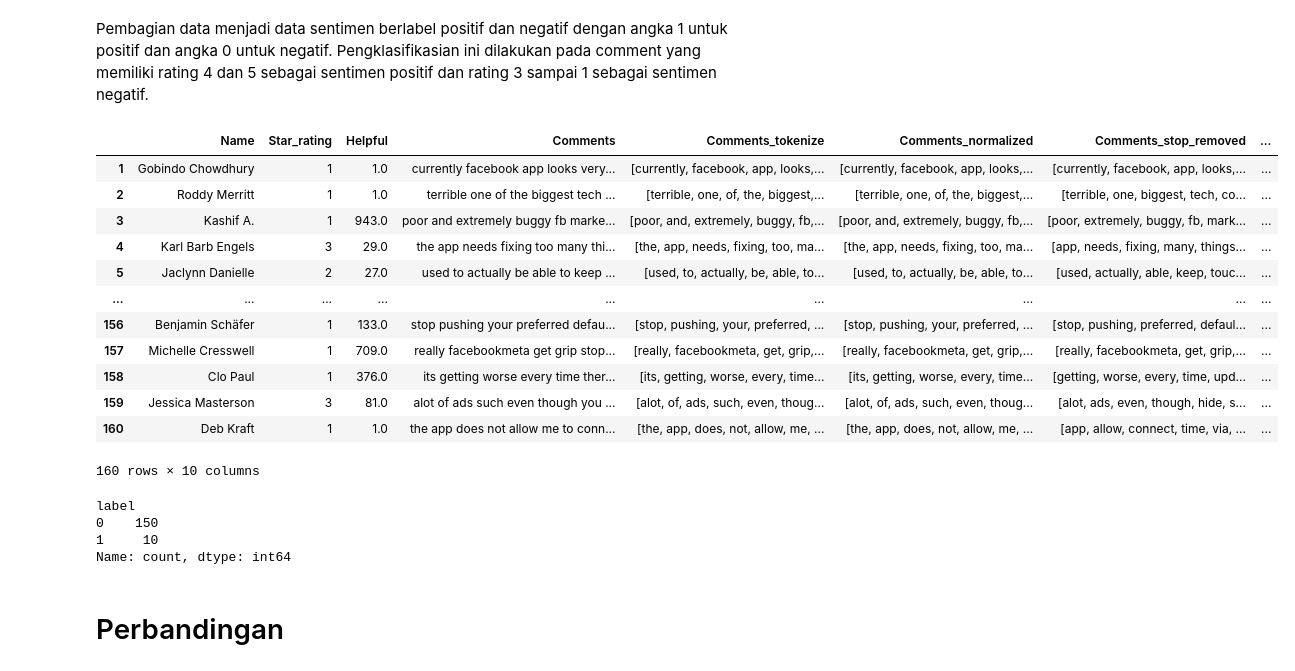
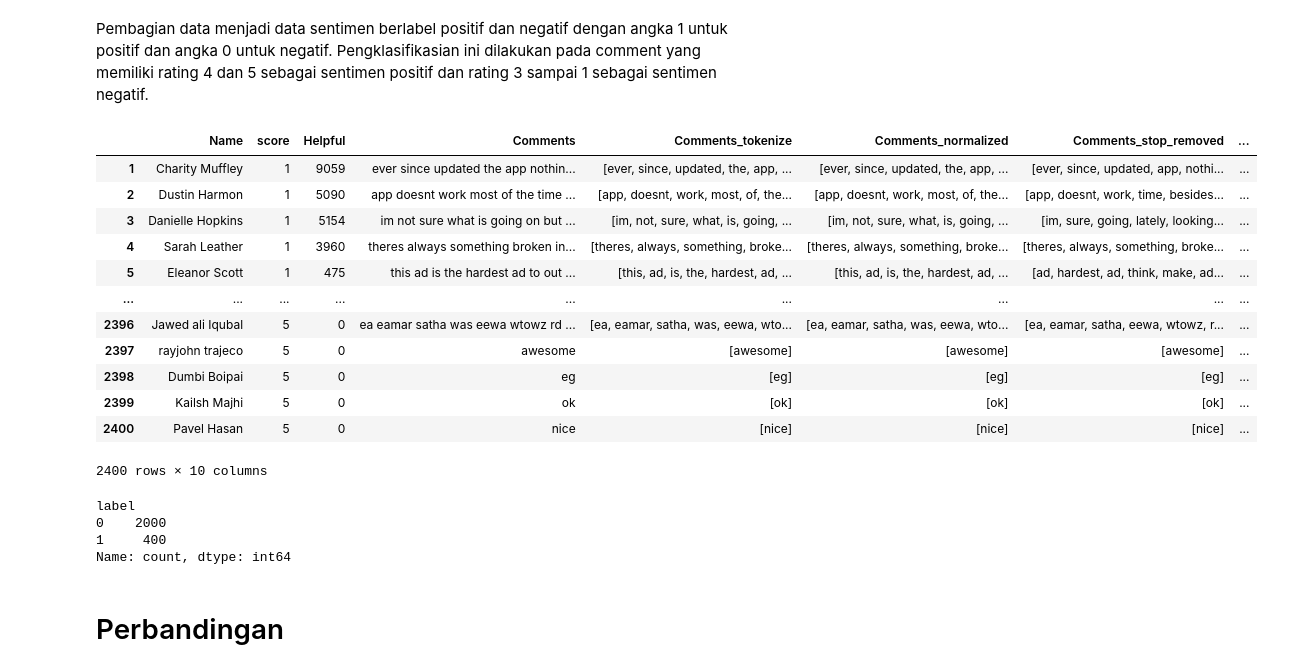
Before and after one commit to RohmiG/Kaggle, a Jupyter notebook: sentiment-analysis-berbasis-nlp-dalam-facebook.ipynb, the cells around one changed output. Cells and saved outputs as stored; diff of their text form; code cells hidden in the pictures.

```diff
--- a/sentiment-analysis-berbasis-nlp-dalam-facebook.ipynb
+++ b/sentiment-analysis-berbasis-nlp-dalam-facebook.ipynb
@@ -45,6 +45,6 @@ pd.options.mode.chained_assignment = None  # default='warn'
 Bisa dilihat, pada notebook ini menggunakan library numpy, pandas, nltk, and snowballstemmer
 # %%
 import pandas
-df = pandas.read_excel('/kaggle/input/facebook-review/facebook review.xlsx', index_col=0)
+df = pandas.read_excel('/kaggle/input/facebook-review/Facebook reviews 2.xlsx', index_col=0)
 df.head()
 # %% [output]
@@ -92,5 +97,5 @@ memory usage: 10.0+ KB
 # %%
-data = df[['Name', 'Star_rating', 'Helpful' ,'Comments']]
+data = df[['Name', 'score', 'Helpful' ,'Comments']]
 
 data .head()
 # %% [output]
@@ -456,34 +461,34 @@ Pembagian data menjadi data sentimen berlabel positif dan negatif dengan angka 1
 # %%
 label = []
 for index, row in data.iterrows():
-    if row["Star_rating"] == 5 or row["Star_rating"] == 4:
+    if row["score"] == 5 or row["score"] == 4:
         label.append(1)
     else:
         label.append(0)
 
 data["label"] = label
 
 data
 # %% [output]
-|  | Name | Star_rating | Helpful | Comments | Comments_tokenize | Comments_normalized | Comments_stop_removed | ... |
-| 1 | Gobindo Chowdhury | 1 | 1.0 | currently facebook app looks very... | [currently, facebook, app, looks,... | [currently, facebook, app, looks,... | [currently, facebook, app, looks,... | ... |
-| 2 | Roddy Merritt | 1 | 1.0 | terrible one of the biggest tech ... | [terrible, one, of, the, biggest,... | [terrible, one, of, the, biggest,... | [terrible, one, biggest, tech, co... | ... |
-| 3 | Kashif A. | 1 | 943.0 | poor and extremely buggy fb marke... | [poor, and, extremely, buggy, fb,... | [poor, and, extremely, buggy, fb,... | [poor, extremely, buggy, fb, mark... | ... |
-| 4 | Karl Barb Engels | 3 | 29.0 | the app needs fixing too many thi... | [the, app, needs, fixing, too, ma... | [the, app, needs, fixing, too, ma... | [app, needs, fixing, many, things... | ... |
-| 5 | Jaclynn Danielle | 2 | 27.0 | used to actually be able to keep ... | [used, to, actually, be, able, to... | [used, to, actually, be, able, to... | [used, actually, able, keep, touc... | ... |
+|  | Name | score | Helpful | Comments | Comments_tokenize | Comments_normalized | Comments_stop_removed | ... |
+| 1 | Charity Muffley | 1 | 9059 | ever since updated the app nothin... | [ever, since, updated, the, app, ... | [ever, since, updated, the, app, ... | [ever, since, updated, app, nothi... | ... |
+| 2 | Dustin Harmon | 1 | 5090 | app doesnt work most of the time ... | [app, doesnt, work, most, of, the... | [app, doesnt, work, most, of, the... | [app, doesnt, work, time, besides... | ... |
+| 3 | Danielle Hopkins | 1 | 5154 | im not sure what is going on but ... | [im, not, sure, what, is, going, ... | [im, not, sure, what, is, going, ... | [im, sure, going, lately, looking... | ... |
+| 4 | Sarah Leather | 1 | 3960 | theres always something broken in... | [theres, always, something, broke... | [theres, always, something, broke... | [theres, always, something, broke... | ... |
+| 5 | Eleanor Scott | 1 | 475 | this ad is the hardest ad to out ... | [this, ad, is, the, hardest, ad, ... | [this, ad, is, the, hardest, ad, ... | [ad, hardest, ad, think, make, ad... | ... |
 | ... | ... | ... | ... | ... | ... | ... | ... | ... |
-| 156 | Benjamin Schäfer | 1 | 133.0 | stop pushing your preferred defau... | [stop, pushing, your, preferred, ... | [stop, pushing, your, preferred, ... | [stop, pushing, preferred, defaul... | ... |
-| 157 | Michelle Cresswell | 1 | 709.0 | really facebookmeta get grip stop... | [really, facebookmeta, get, grip,... | [really, facebookmeta, get, grip,... | [really, facebookmeta, get, grip,... | ... |
-| 158 | Clo Paul | 1 | 376.0 | its getting worse every time ther... | [its, getting, worse, every, time... | [its, getting, worse, every, time... | [getting, worse, every, time, upd... | ... |
-| 159 | Jessica Masterson | 3 | 81.0 | alot of ads such even though you ... | [alot, of, ads, such, even, thoug... | [alot, of, ads, such, even, thoug... | [alot, ads, even, though, hide, s... | ... |
-| 160 | Deb Kraft | 1 | 1.0 | the app does not allow me to conn... | [the, app, does, not, allow, me, ... | [the, app, does, not, allow, me, ... | [app, allow, connect, time, via, ... | ... |
+| 2396 | Jawed ali Iqubal | 5 | 0 | ea eamar satha was eewa wtowz rd ... | [ea, eamar, satha, was, eewa, wto... | [ea, eamar, satha, was, eewa, wto... | [ea, eamar, satha, eewa, wtowz, r... | ... |
+| 2397 | rayjohn trajeco | 5 | 0 | awesome | [awesome] | [awesome] | [awesome] | ... |
+| 2398 | Dumbi Boipai | 5 | 0 | eg | [eg] | [eg] | [eg] | ... |
+| 2399 | Kailsh Majhi | 5 | 0 | ok | [ok] | [ok] | [ok] | ... |
+| 2400 | Pavel Hasan | 5 | 0 | nice | [nice] | [nice] | [nice] | ... |
-160 rows × 10 columns
+2400 rows × 10 columns
 # %%
 data["label"].value_counts()
 # %% [output]
 label
-0    150
-1     10
+0    2000
+1     400
 Name: count, dtype: int64
 # %% [markdown]
 # Perbandingan
```
Also changed, not shown: parts of 33 cells of this notebook.
